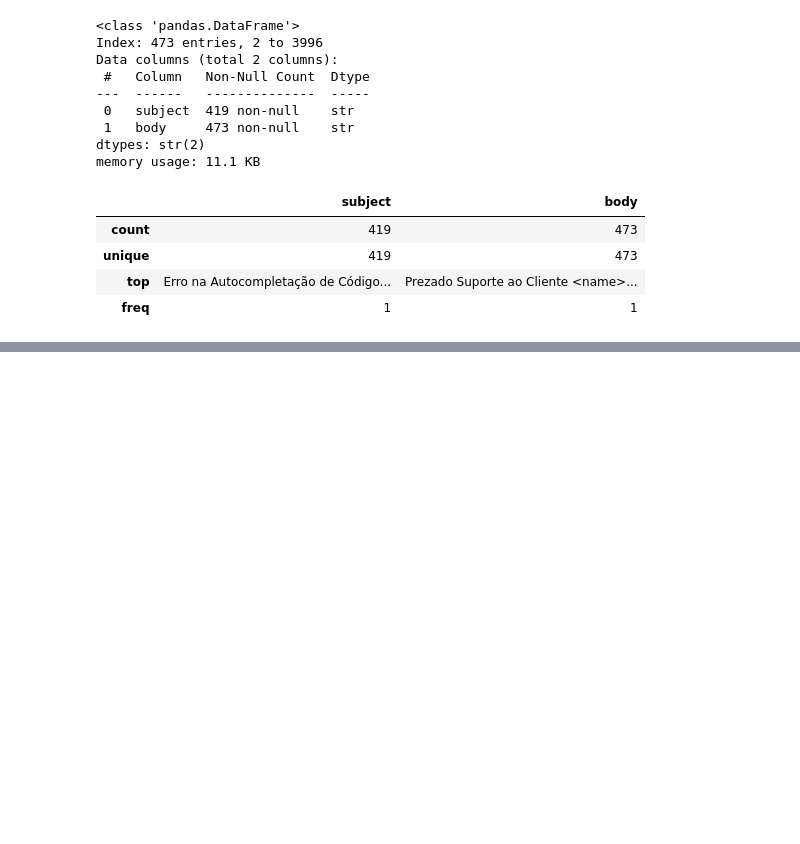
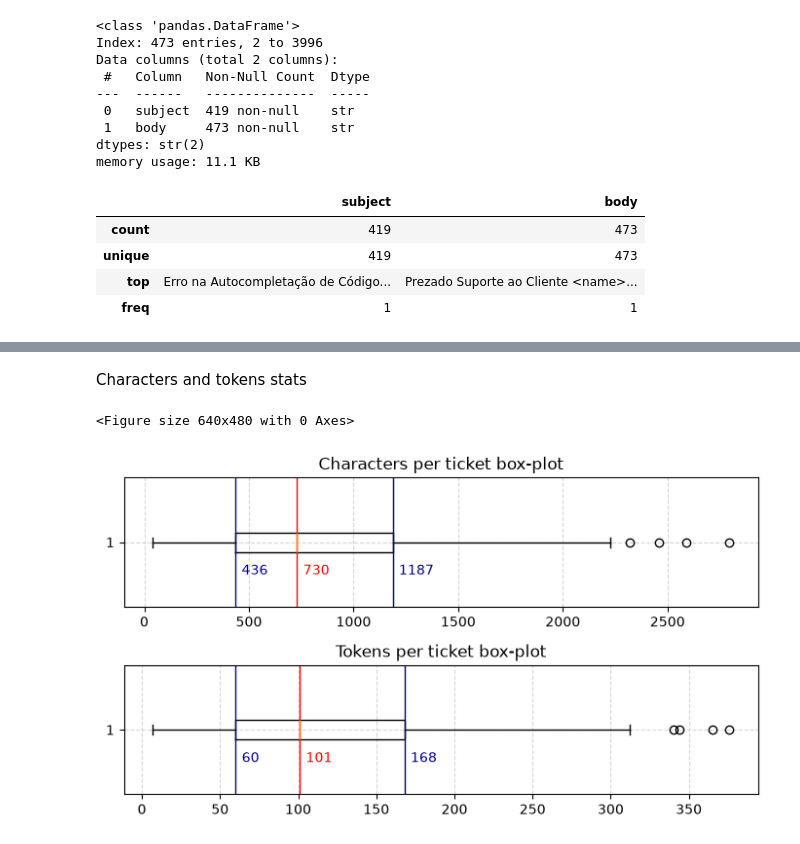
Before and after one commit to nicolaubruno/voll_technical_case, a Jupyter notebook: Support Ticket Clustering.ipynb, the cells around one changed output, grey strips where cells are left out. Drawn from its saved outputs; the diff is of its cells as text; code cells hidden in the pictures; blank space fills up the shorter version.

Commit message:
Start TF-IDF analysis for cleaning. Tokens/chars stats

```diff
--- a/Support Ticket Clustering.ipynb
+++ b/Support Ticket Clustering.ipynb
@@ -78,0 +132,13 @@ tickets_df.describe()
+# %%
+# Keep the originals intact - the whole exercise is a before/after comparison.
+cleaned_tickets_df = tickets_df.copy()
+
+cleaned_tickets_df["subject"] = cleaned_tickets_df["subject"].fillna("").str.strip()
+cleaned_tickets_df["body"] = cleaned_tickets_df["body"].fillna("").str.strip()
+
+cleaned_tickets_df["full_text"] = (
+    cleaned_tickets_df.apply(
+        lambda row: row["body"] if row["subject"] == "" else row["subject"] + ". " + row["body"], axis=1)
+)
+
+cleaned_tickets_df
@@ -78,0 +160,48 @@ tickets_df.describe()
+# %% [markdown]
+Characters and tokens stats
+# %%
+chars = cleaned_tickets_df["full_text"].str.len()
+tokens = cleaned_tickets_df["full_text"].str.split(" ").str.len()
+
+plt.clf()
+fig, axs = plt.subplots(2, 1, figsize=(7, 4))
+
+# Characters per ticket box-plot
+axs[0].set_title("Characters per ticket box-plot")
+axs[0].boxplot(chars, orientation="horizontal")
+axs[0].grid(linestyle="--", alpha=0.5)
+
+median_chars = chars.median()
+axs[0].axvline(median_chars, color="red", linestyle="-", linewidth=1)
+axs[0].text(median_chars + axs[0].get_xlim()[1] * 0.01, axs[0].get_ylim()[1] / 2, f"{median_chars:.0f}", color="red")
+
+percentile_25_chars = chars.quantile(0.25)
+axs[0].axvline(percentile_25_chars, color="darkblue", linestyle="-", linewidth=1)
+axs[0].text(percentile_25_chars + axs[0].get_xlim()[1] * 0.01, axs[0].get_ylim()[1] / 2, f"{percentile_25_chars:.0f}", color="darkblue")
+
+percentile_75_chars = chars.quantile(0.75)
+axs[0].axvline(percentile_75_chars, color="darkblue", linestyle="-", linewidth=1)
+axs[0].text(percentile_75_chars + axs[0].get_xlim()[1] * 0.01, axs[0].get_ylim()[1] / 2, f"{percentile_75_chars:.0f}", color="darkblue")
+
+# Tokens per ticket box-plot
+axs[1].set_title("Tokens per ticket box-plot")
+axs[1].boxplot(tokens, orientation="horizontal")
+axs[1].grid(linestyle="--", alpha=0.5)
+
+median_tokens = tokens.median()
+axs[1].axvline(median_tokens, color="red", linestyle="-", linewidth=1)
+axs[1].text(median_tokens + axs[1].get_xlim()[1] * 0.01, axs[1].get_ylim()[1] / 2, f"{median_tokens:.0f}", color="red")
+
+percentile_25_tokens = tokens.quantile(0.25)
+axs[1].axvline(percentile_25_tokens, color="darkblue", linestyle="-", linewidth=1)
+axs[1].text(percentile_25_tokens + axs[1].get_xlim()[1] * 0.01, axs[1].get_ylim()[1] / 2, f"{percentile_25_tokens:.0f}", color="darkblue")
+
+percentile_75_tokens = tokens.quantile(0.75)
+axs[1].axvline(percentile_75_tokens, color="darkblue", linestyle="-", linewidth=1)
+axs[1].text(percentile_75_tokens + axs[1].get_xlim()[1] * 0.01, axs[1].get_ylim()[1] / 2, f"{percentile_75_tokens:.0f}", color="darkblue")
+
+plt.tight_layout()
+plt.show()
+# %% [output]
+<Figure size 640x480 with 0 Axes>
+[figure, added]
```
Also changed, not shown: parts of 27 cells of this notebook.
